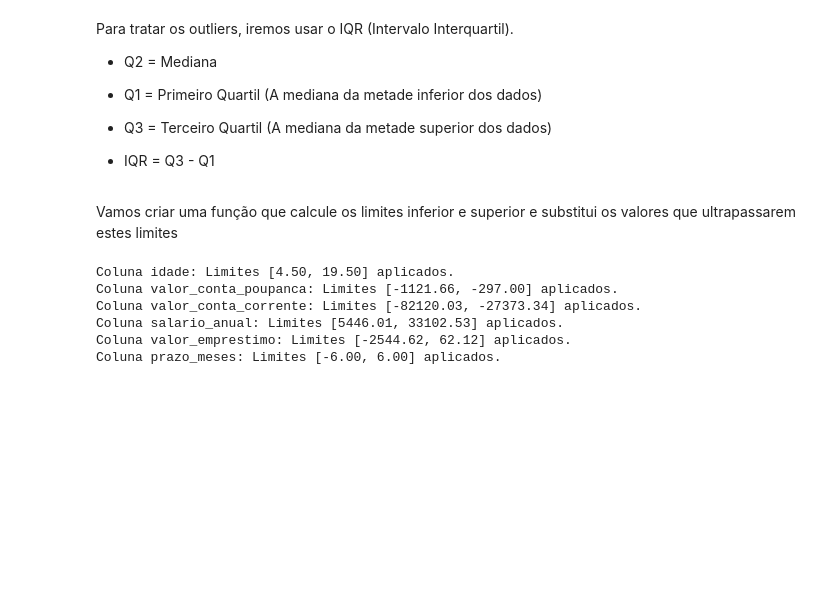
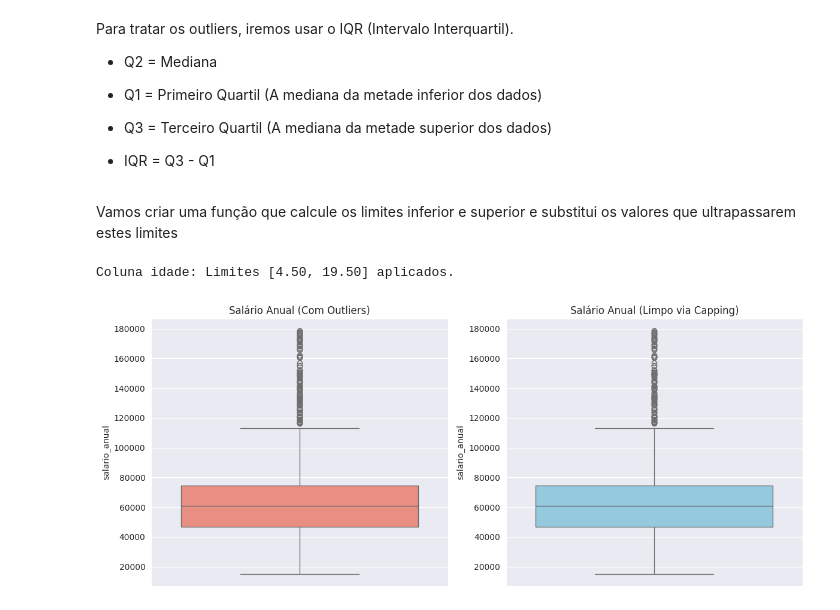
Before and after one commit to henriqueluza/Credit-Analysis-Model, a Jupyter notebook: notebooks/02_analise_exploratoria.ipynb, the cells around one changed output. Cells and saved outputs as stored; diff of their text form; code cells hidden in the pictures; blank space fills up the shorter version.

```diff
--- a/notebooks/02_analise_exploratorioa.ipynb
+++ b/notebooks/02_analise_exploratoria.ipynb
@@ -262,8 +262,9 @@ def funcao_capping_interquartil(df, colunas):
 
         # a função clip do pandas recebe um limite superior, inferior e automaticamente já corta valores acima ou abaixo dos limites
         df_copia[coluna] = df_copia[coluna].clip(lower = limite_inferior, upper = limite_superior)
+        print(f"Coluna {coluna}: Limites [{limite_inferior:.2f}, {limite_superior:.2f}] aplicados.") # print para saber os valores de cada limite
 
-        print(f"Coluna {coluna}: Limites [{limite_inferior:.2f}, {limite_superior:.2f}] aplicados.") # print para saber os valores de cada limite
+        return df_copia
 # %%
 cols_continuas = ['idade', 'valor_conta_poupanca', 'valor_conta_corrente',
                   'salario_anual', 'valor_emprestimo', 'prazo_meses']
@@ -271,8 +272,18 @@ cols_continuas = ['idade', 'valor_conta_poupanca', 'valor_conta_corrente',
 df_limpo = funcao_capping_interquartil(df_correlation, cols_continuas)
 # %% [output]
 Coluna idade: Limites [4.50, 19.50] aplicados.
-Coluna valor_conta_poupanca: Limites [-1121.66, -297.00] aplicados.
-Coluna valor_conta_corrente: Limites [-82120.03, -27373.34] aplicados.
-Coluna salario_anual: Limites [5446.01, 33102.53] aplicados.
-Coluna valor_emprestimo: Limites [-2544.62, 62.12] aplicados.
-Coluna prazo_meses: Limites [-6.00, 6.00] aplicados.
+# %%
+plt.figure(figsize=(12, 5))
+
+plt.subplot(1, 2, 1)
+sns.boxplot(y=df_correlation['salario_anual'], color='salmon')
+plt.title('Salário Anual (Com Outliers)')
+
+plt.subplot(1, 2, 2)
+sns.boxplot(y=df_limpo['salario_anual'], color='skyblue')
+plt.title('Salário Anual (Limpo via Capping)')
+
+plt.tight_layout()
+plt.show()
+# %% [output]
+[figure, added]
```
